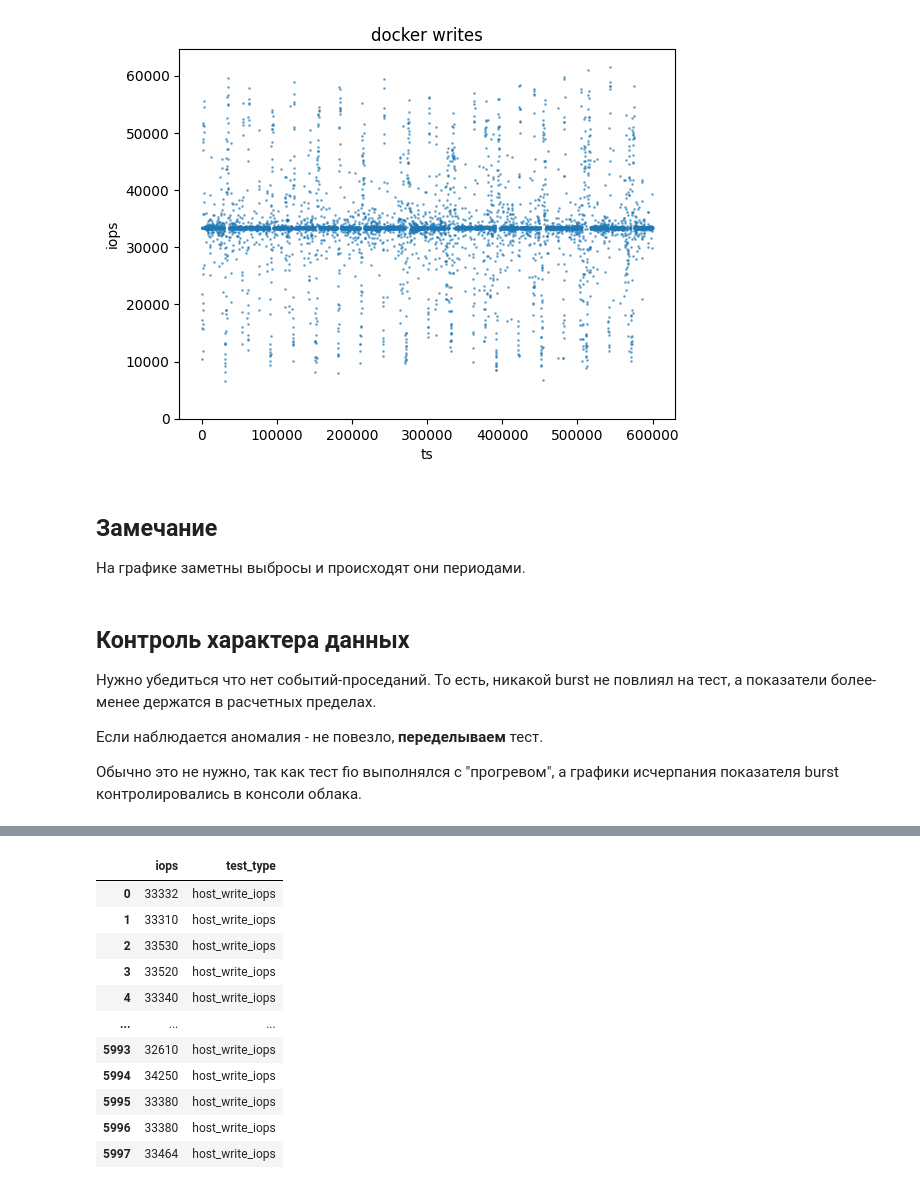
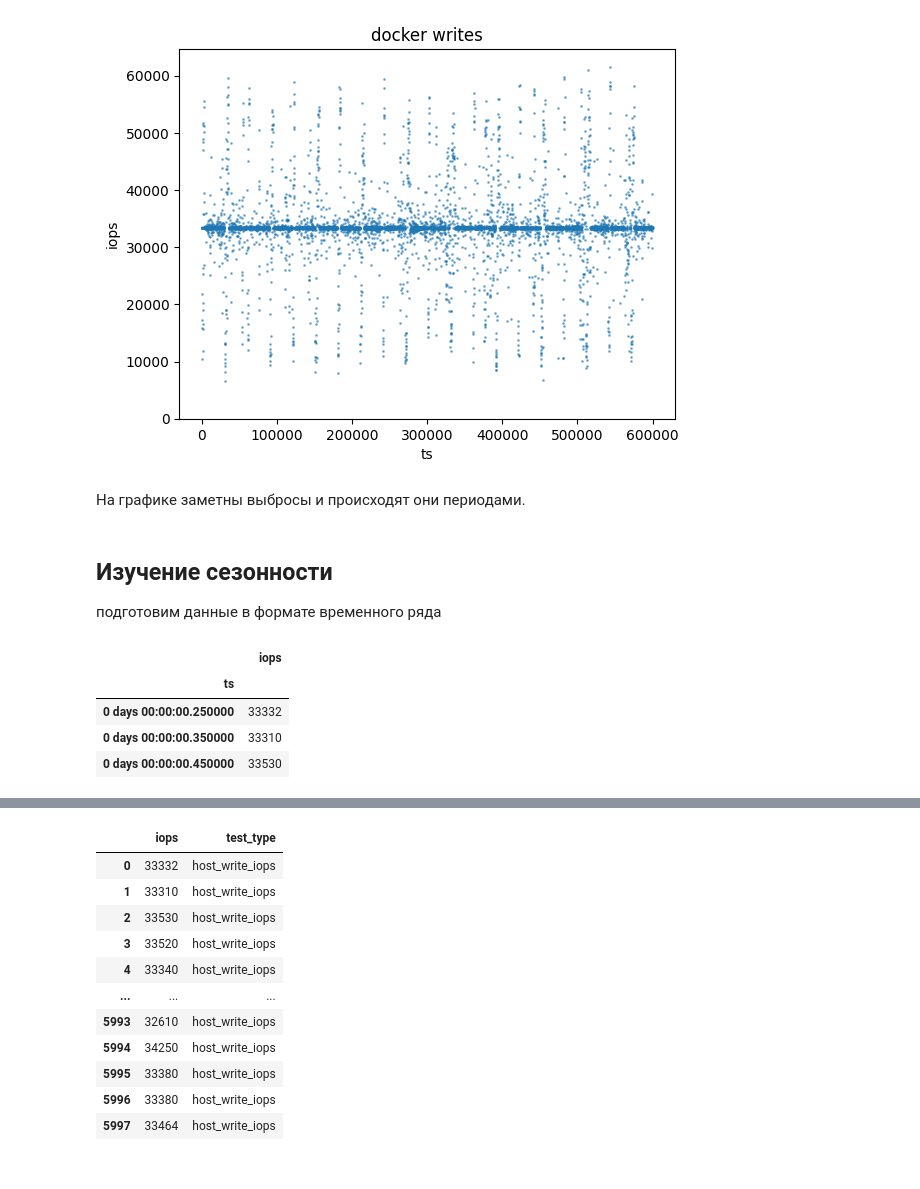
Before and after one commit to pavlozt/research, a Jupyter notebook: docker-volumes/docker_vs_host-non-replicated.ipynb, the cells around one changed output, grey strips where cells are left out. Drawn from its saved outputs; the diff is of its cells as text; code cells hidden in the pictures.

```diff
--- a/docker-volumes/docker_vs_host-non-replicated.ipynb
+++ b/docker-volumes/docker_vs_host-non-replicated.ipynb
@@ -101,15 +108,19 @@ docker[docker.t==1].plot.scatter(x='ts',y='iops',title='docker writes',alpha=0.5
 [figure]
 [figure]
 # %% [markdown]
-## Замечание
-
 На графике заметны выбросы и происходят они периодами.
-# %% [markdown]
-## Контроль характера данных
-
-Нужно убедиться что нет событий-проседаний.
-То есть, никакой burst не повлиял на тест, а показатели более-менее держатся в расчетных пределах.
-
-Если наблюдается аномалия - не повезло, **переделываем** тест.
-
-Обычно это не нужно, так как тест fio выполнялся с "прогревом", а графики исчерпания показателя burst контролировались в консоли облака.
+# %% [markdown]
+## Изучение сезонности
+
+подготовим данные в формате временного ряда
+# %%
+seasonality = host[host.t==1][['ts','iops']]
+seasonality['ts']=pd.to_timedelta(seasonality['ts'],unit='ms')
+seasonality=seasonality.set_index('ts')
+seasonality.head(3)
+# %% [output]
+|  | iops |
+| ts |  |
+| 0 days 00:00:00.250000 | 33332 |
+| 0 days 00:00:00.350000 | 33310 |
+| 0 days 00:00:00.450000 | 33530 |
```
Also changed, not shown: parts of 10 cells of this notebook.
